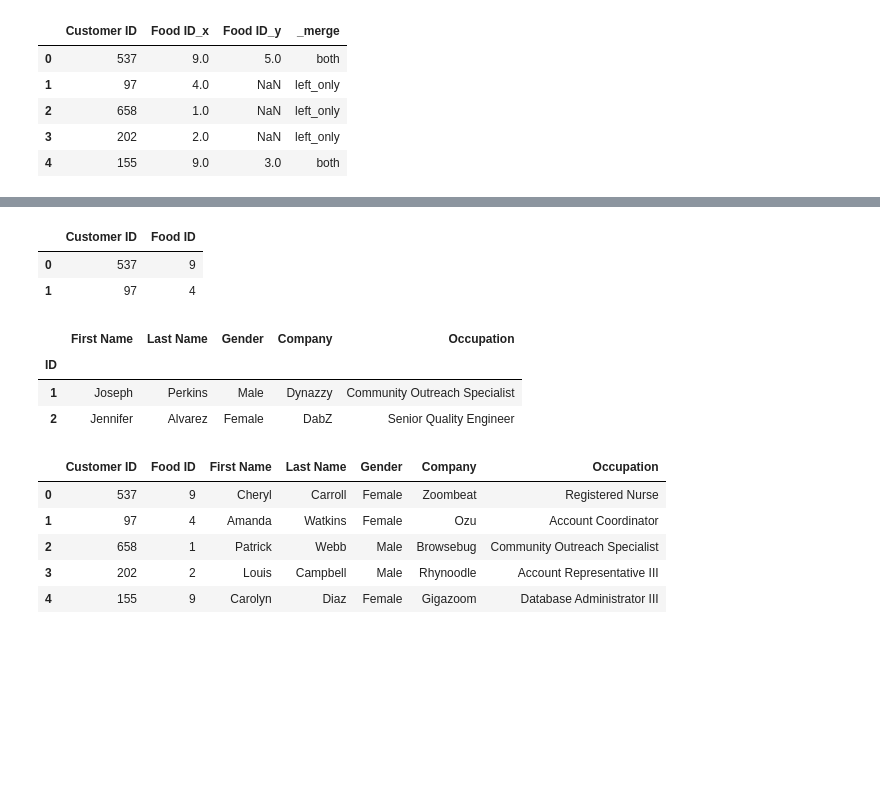
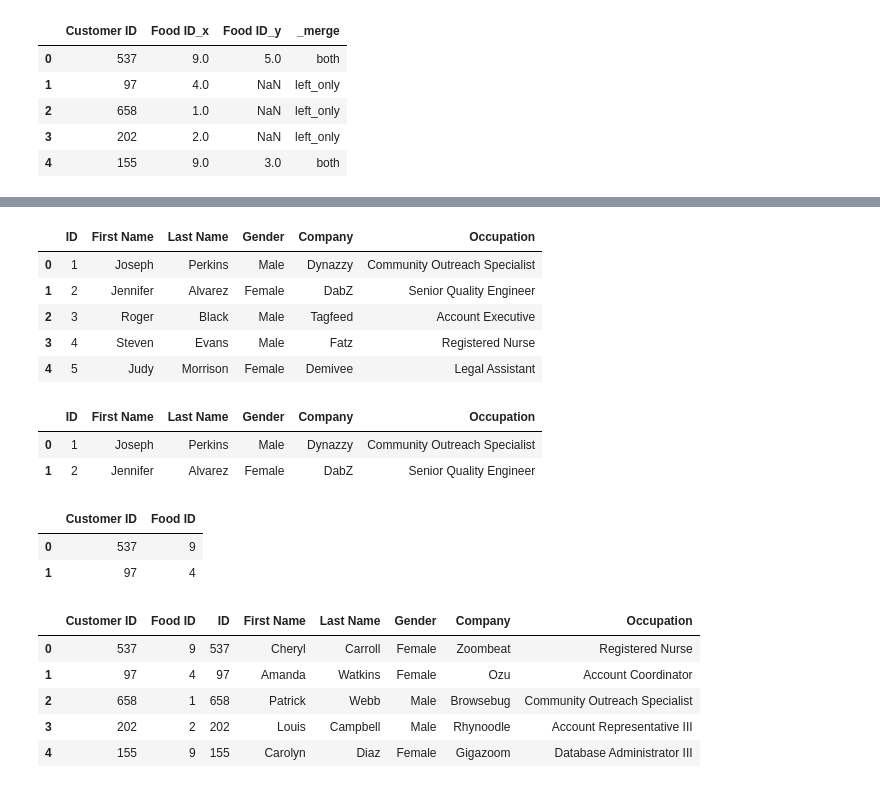
Before and after one commit to paskhaver/odsc-west-2020-getting-started-with-pandas, a Jupyter notebook: Lesson 03 - Aggregating and Joining Datasets.ipynb, the cells around one changed output, grey strips where cells are left out. Cells and saved outputs as stored; diff of their text form; code cells hidden in the pictures; blank space fills up the shorter version.

```diff
--- a/Lesson 03 - Aggregating and Joining Datasets.ipynb
+++ b/Lesson 03 - Aggregating and Joining Datasets.ipynb
@@ -451,27 +509,36 @@ week1.merge(
+# %%
+pd.read_csv("restaurant/customers.csv").head()
+# %% [output]
+|  | ID | First Name | Last Name | Gender | Company | Occupation |
+| 0 | 1 | Joseph | Perkins | Male | Dynazzy | Community Outreach Specialist |
+| 1 | 2 | Jennifer | Alvarez | Female | DabZ | Senior Quality Engineer |
+| 2 | 3 | Roger | Black | Male | Tagfeed | Account Executive |
+| 3 | 4 | Steven | Evans | Male | Fatz | Registered Nurse |
+| 4 | 5 | Judy | Morrison | Female | Demivee | Legal Assistant |
+# %%
+customers = pd.read_csv("restaurant/customers.csv")
+customers.head(2)
+# %% [output]
+|  | ID | First Name | Last Name | Gender | Company | Occupation |
+| 0 | 1 | Joseph | Perkins | Male | Dynazzy | Community Outreach Specialist |
+| 1 | 2 | Jennifer | Alvarez | Female | DabZ | Senior Quality Engineer |
 # %%
 week1.head(2)
 # %% [output]
 |  | Customer ID | Food ID |
 | 0 | 537 | 9 |
 | 1 | 97 | 4 |
-# %%
-customers.head(2)
-# %% [output]
-|  | First Name | Last Name | Gender | Company | Occupation |
-| ID |  |  |  |  |  |
-| 1 | Joseph | Perkins | Male | Dynazzy | Community Outreach Specialist |
-| 2 | Jennifer | Alvarez | Female | DabZ | Senior Quality Engineer |
 # %%
 week1.merge(
     right = customers,
     how = "left",
     left_on = "Customer ID",
-    right_index = True
+    right_on = "ID"
 ).head()
 # %% [output]
-|  | Customer ID | Food ID | First Name | Last Name | Gender | Company | Occupation |
-| 0 | 537 | 9 | Cheryl | Carroll | Female | Zoombeat | Registered Nurse |
-| 1 | 97 | 4 | Amanda | Watkins | Female | Ozu | Account Coordinator |
-| 2 | 658 | 1 | Patrick | Webb | Male | Browsebug | Community Outreach Specialist |
-| 3 | 202 | 2 | Louis | Campbell | Male | Rhynoodle | Account Representative III |
-| 4 | 155 | 9 | Carolyn | Diaz | Female | Gigazoom | Database Administrator III |
+|  | Customer ID | Food ID | ID | First Name | Last Name | Gender | Company | Occupation |
+| 0 | 537 | 9 | 537 | Cheryl | Carroll | Female | Zoombeat | Registered Nurse |
+| 1 | 97 | 4 | 97 | Amanda | Watkins | Female | Ozu | Account Coordinator |
+| 2 | 658 | 1 | 658 | Patrick | Webb | Male | Browsebug | Community Outreach Specialist |
+| 3 | 202 | 2 | 202 | Louis | Campbell | Male | Rhynoodle | Account Representative III |
+| 4 | 155 | 9 | 155 | Carolyn | Diaz | Female | Gigazoom | Database Administrator III |
```
Also changed, not shown: parts of 35 cells of this notebook, 3 other files.
